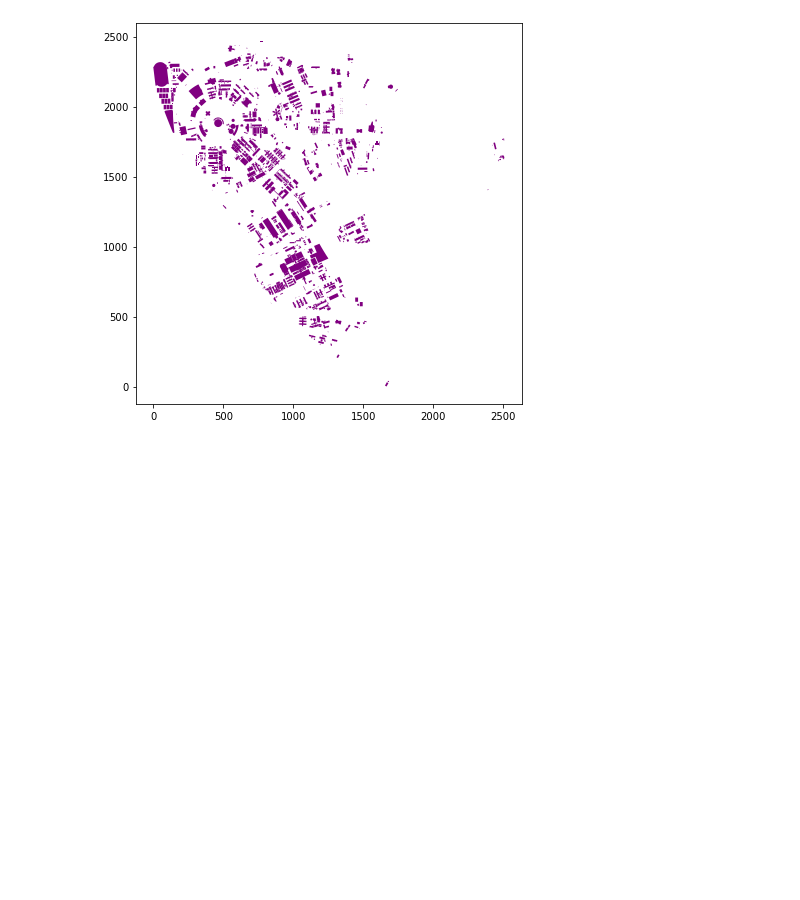
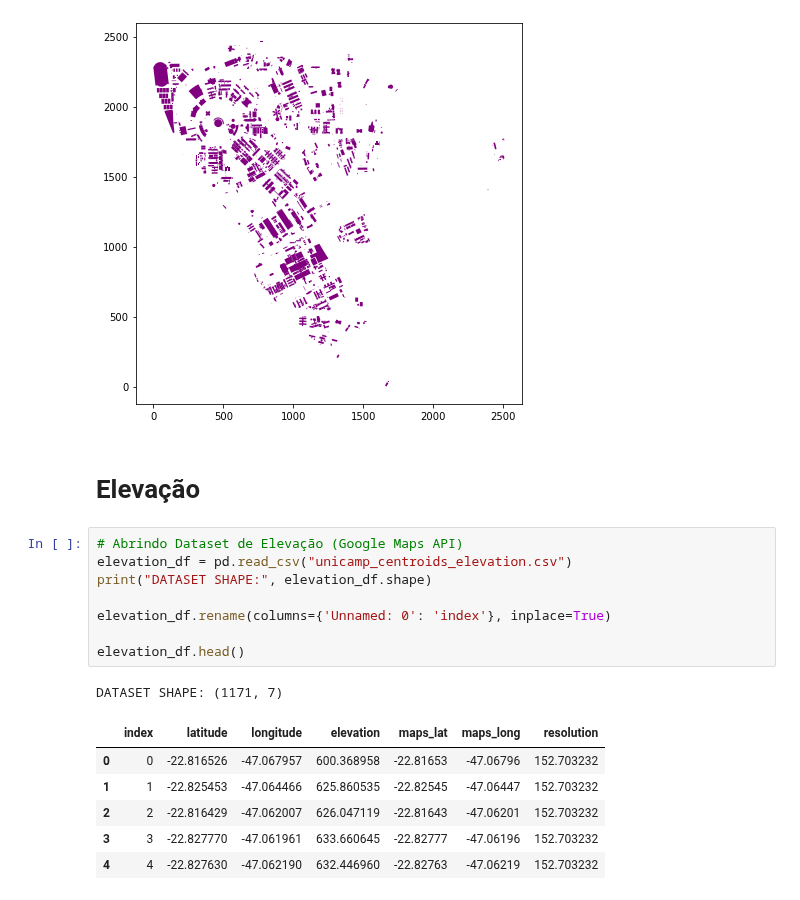
Before and after one commit to wasp-lahis/ns3-bmap, a Jupyter notebook: NS3/obstacle_exp/unicamp-arcgis-input-to-ns3/create-dataset-inputs-to-ns3.ipynb, the cells around one changed output. Drawn from its saved outputs; the diff is of its cells as text; blank space fills up the shorter version.

Commit message:
dataset coletores com elevacao

```diff
--- a/NS3/obstacle_exp/unicamp-arcgis-input-to-ns3/create-dataset-inputs-to-ns3.ipynb
+++ b/NS3/obstacle_exp/unicamp-arcgis-input-to-ns3/create-dataset-inputs-to-ns3.ipynb
@@ -897,3 +897,21 @@ unicamp_gdf = gpd.read_file('mapa_predios_unicamp_normalizado.shp')
 ax = unicamp_gdf['geometry'].plot(figsize=(15, 7), color='purple')
 # %% [output]
 [figure]
+# %% [markdown]
+# Elevação
+# %%
+# Abrindo Dataset de Elevação (Google Maps API)
+elevation_df = pd.read_csv("unicamp_centroids_elevation.csv")
+print("DATASET SHAPE:", elevation_df.shape)
+
+elevation_df.rename(columns={'Unnamed: 0': 'index'}, inplace=True)
+
+elevation_df.head()
+# %% [output]
+DATASET SHAPE: (1171, 7)
+|  | index | latitude | longitude | elevation | maps_lat | maps_long | resolution |
+| 0 | 0 | -22.816526 | -47.067957 | 600.368958 | -22.81653 | -47.06796 | 152.703232 |
+| 1 | 1 | -22.825453 | -47.064466 | 625.860535 | -22.82545 | -47.06447 | 152.703232 |
+| 2 | 2 | -22.816429 | -47.062007 | 626.047119 | -22.81643 | -47.06201 | 152.703232 |
+| 3 | 3 | -22.827770 | -47.061961 | 633.660645 | -22.82777 | -47.06196 | 152.703232 |
+| 4 | 4 | -22.827630 | -47.062190 | 632.446960 | -22.82763 | -47.06219 | 152.703232 |
```
Also changed, not shown: parts of 14 cells of this notebook, 7 other files.
